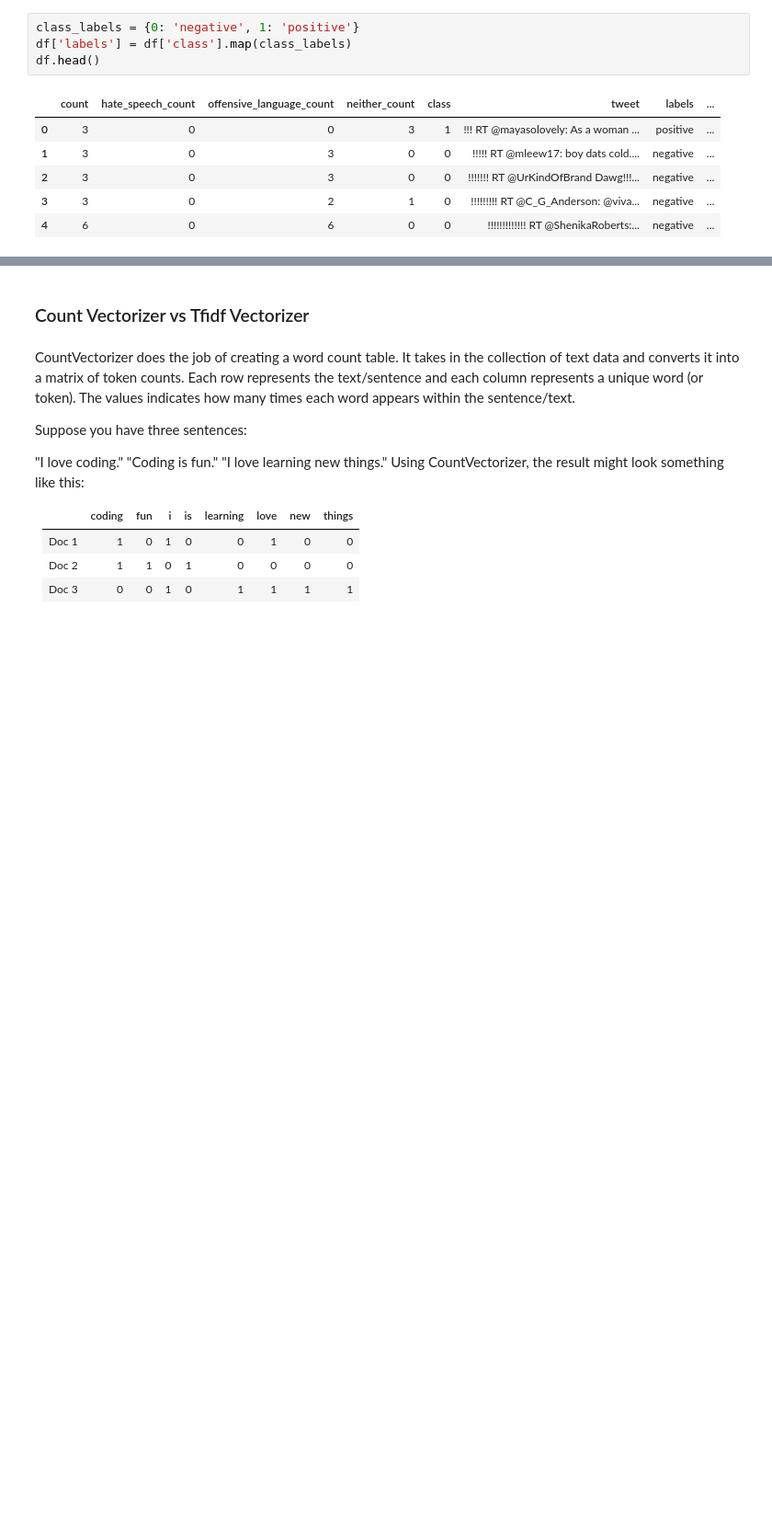
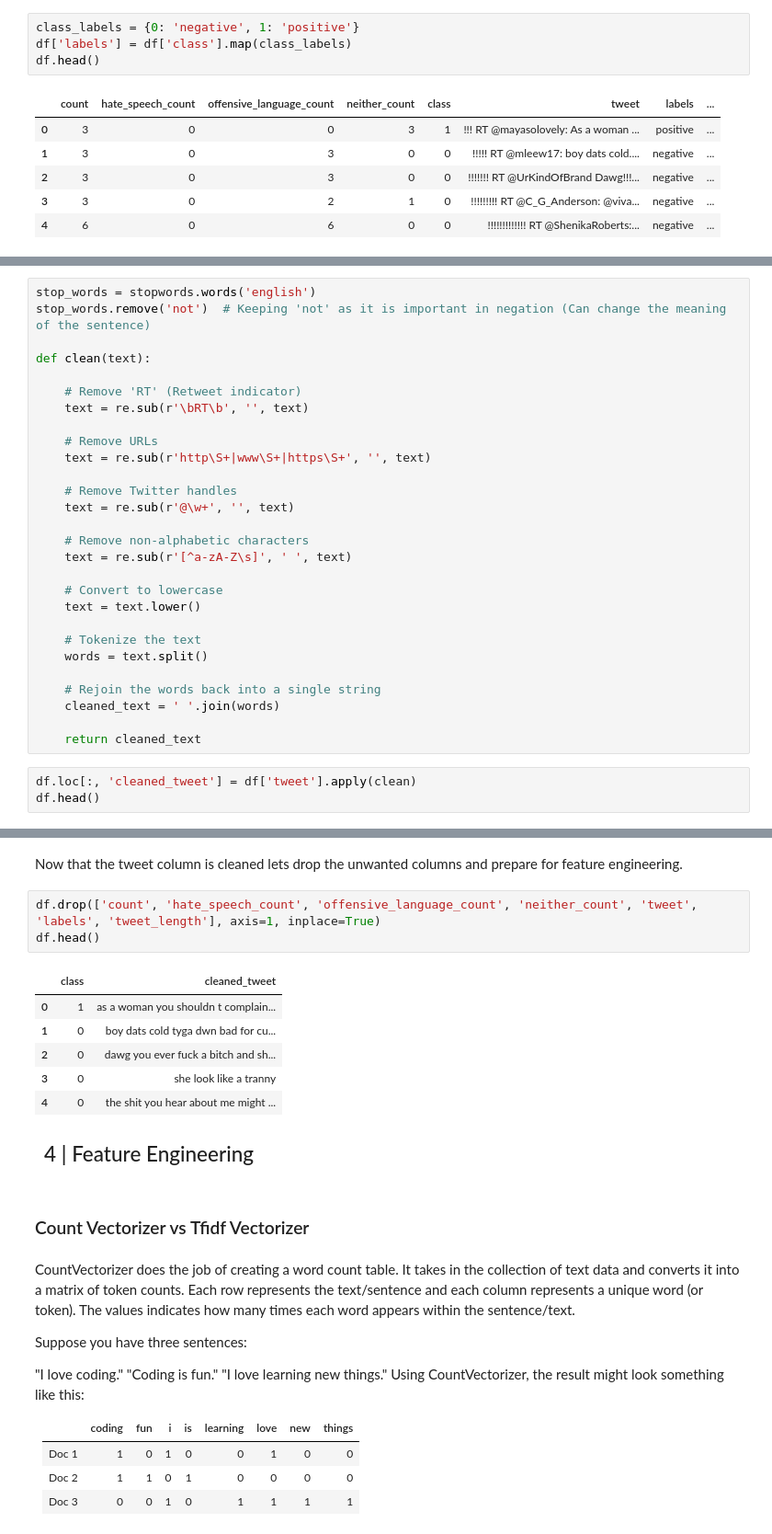
Before and after one commit to RajVarunn/nlp_sentimentanalysis, a Jupyter notebook: raj.ipynb, the cells around one changed output, grey strips where cells are left out. Shown at 92% size. Drawn from its saved outputs; the diff is of its cells as text; blank space fills up the shorter version.

Commit message:
Data Cleaning completed!

```diff
--- a/raj.ipynb
+++ b/raj.ipynb
@@ -565,0 +568,31 @@ df.head()
+# %%
+stop_words = stopwords.words('english')
+stop_words.remove('not')  # Keeping 'not' as it is important in negation (Can change the meaning of the sentence)
+
+def clean(text):
+
+    # Remove 'RT' (Retweet indicator)
+    text = re.sub(r'\bRT\b', '', text)
+
+    # Remove URLs
+    text = re.sub(r'http\S+|www\S+|https\S+', '', text)
+
+    # Remove Twitter handles
+    text = re.sub(r'@\w+', '', text)
+
+    # Remove non-alphabetic characters
+    text = re.sub(r'[^a-zA-Z\s]', ' ', text)
+
+    # Convert to lowercase
+    text = text.lower()
+
+    # Tokenize the text
+    words = text.split()
+
+    # Rejoin the words back into a single string
+    cleaned_text = ' '.join(words)
+
+    return cleaned_text
+# %%
+df.loc[:, 'cleaned_tweet'] = df['tweet'].apply(clean)
+df.head()
@@ -566,3 +606,33 @@ df.head()
+# %% [markdown]
+Now that the tweet column is cleaned lets drop the unwanted columns and prepare for feature engineering.
+# %%
+df.drop(['count', 'hate_speech_count', 'offensive_language_count', 'neither_count', 'tweet', 'labels', 'tweet_length'], axis=1, inplace=True)
+df.head()
+# %% [output]
+|  | class | cleaned_tweet |
+| 0 | 1 | as a woman you shouldn t complain... |
+| 1 | 0 | boy dats cold tyga dwn bad for cu... |
+| 2 | 0 | dawg you ever fuck a bitch and sh... |
+| 3 | 0 | she look like a tranny |
+| 4 | 0 | the shit you hear about me might ... |
+# %% [markdown]
+<div style="padding:10px; /* Smaller padding */
+              color:#1DA1F2;
+              font-size:150%; /* Smaller Font */
+              border-radius:20px;
+              border-width: 3px; /* Thinner Border */
+              border-style: solid;
+              border-color: #1DA1F2;
+              background-color:white;
+              font-weight:500;
+              letter-spacing: 1px;
+              text-shadow: 1px 1px 5px rgba(29,161,242,0.8);
+              box-shadow: 0 0 10px rgba(29,161,242,0.5);
+              display: inline-block;
+              width: auto; /* Smaller Width */
+              margin: auto;">4 |
+  Feature Engineering
+  </div>
 # %% [markdown]
 ### Count Vectorizer vs Tfidf Vectorizer
 # %% [markdown]
```
Also changed, not shown: parts of 5 cells of this notebook.
